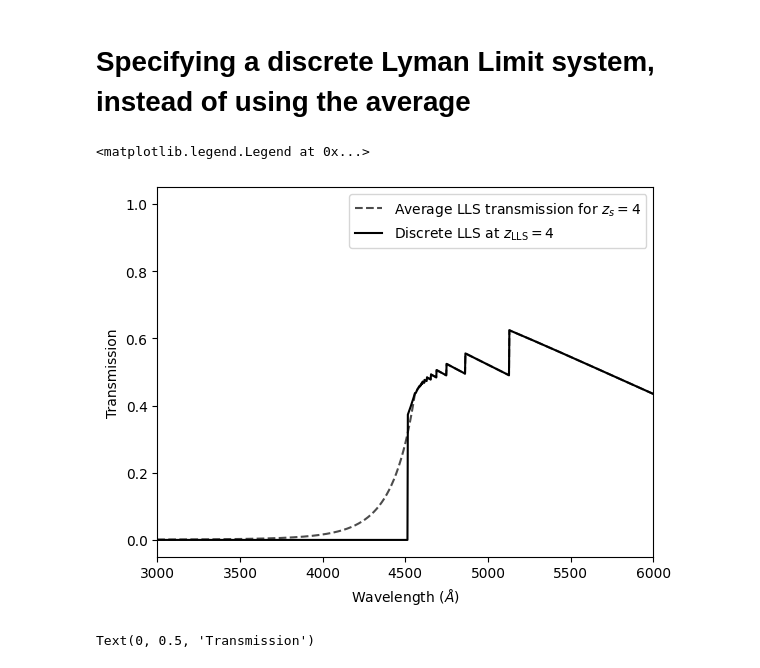
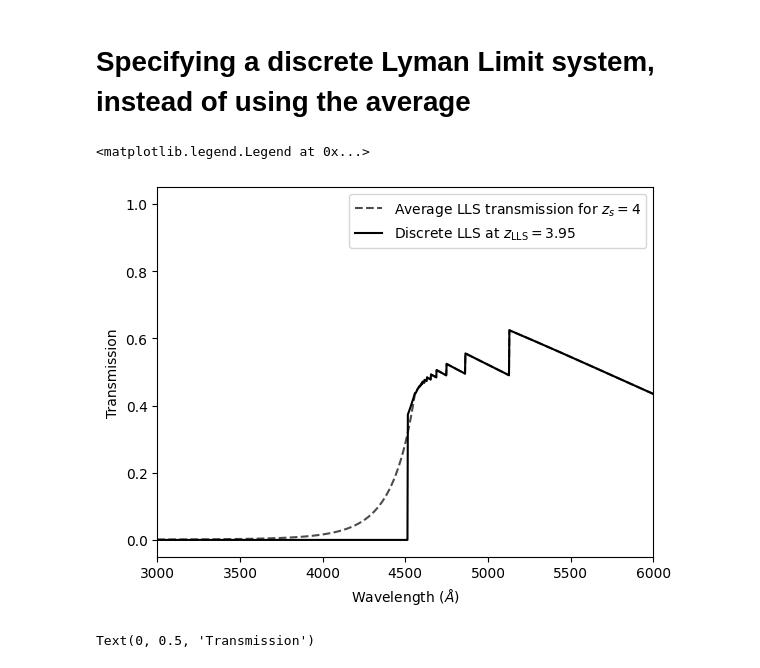
Before and after one commit to katkauma/igm_model, a Jupyter notebook: example.ipynb, the cells around one changed output. Cells and saved outputs as stored; diff of their text form; code cells hidden in the pictures.

```diff
--- a/example.ipynb
+++ b/example.ipynb
@@ -41,24 +41,24 @@ Text(0, 0.5, 'Transmission')
 # %%
 z_s = 4.
 z_lls = 3.95
 obswav = restwav*(1+z_s)
 discrete_lls = calc_transmission(z_s, obswav, z_lls=z_lls)
 
 #average for comparison
 average_lls = calc_transmission(z_s, obswav)
 
 
 plt.figure()
 plt.plot(obswav, average_lls,color='black',alpha=0.7,ls='--', label='Average LLS transmission for $z_s=4$')
-plt.plot(obswav, discrete_lls, color='black',label='Discrete LLS at $z_\\text{LLS}=4$' )
+plt.plot(obswav, discrete_lls, color='black',label='Discrete LLS at $z_\\text{LLS}=3.95$' )
 
 plt.xlim(3000,6000)
 plt.xlabel('Wavelength ($\AA$)')
 plt.ylabel('Transmission')
 plt.legend()
 # %% [output]
 <matplotlib.legend.Legend at 0x...>
-[figure, old version]
+[figure, new version]
 # %%
 
 z_s=4.0
```
